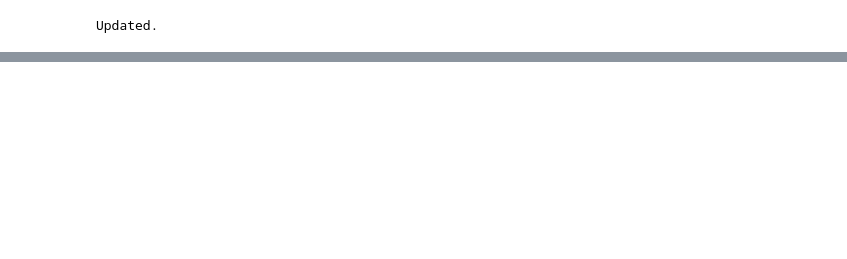
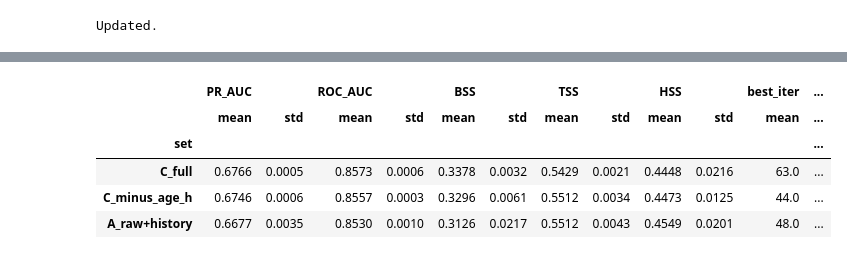
Before and after one commit to EsayasDS/Solar-flare-forecasting, a Jupyter notebook: solar-flare-forecasting.ipynb, the cells around one changed output, grey strips where cells are left out. Drawn from its saved outputs; the diff is of its cells as text; code cells hidden in the pictures; blank space fills up the shorter version.

```diff
--- a/solar-flare-forecasting.ipynb
+++ b/solar-flare-forecasting.ipynb
@@ -1342,0 +1325,17 @@ STATUS: Stage 3 complete and locked.
+# %%
+# A7 — does subsampling lose information? (learning curve over the time stride, 3 repeats per stride)
+rank_in_ar = T.groupby("AR").cumcount().to_numpy()      # 0,1,2,... within each AR (12-min steps)
+cols_b = sets["B_+temporal"]
+Xva_b, yva_b = X_all.loc[M_va, cols_b], y_all[M_va]
+rows = []
+for stride in (120, 60, 20, 5, 1):                       # 120 ~ 1 frame per 24 h ... 1 = every frame
+    for rep in range(3):                                 # repeat: different seed AND different frame phase
+        sel = M_tr & (rank_in_ar % stride == (rep * 7) % stride)
+        m = fit_gbdt(X_all.loc[sel, cols_b], y_all[sel], Xva_b, yva_b, params={**XGB_PARAMS, "random_state": CFG["seed"] + rep})
+        p = m.predict_proba(Xva_b)[:, 1]
+        rows.append(dict(stride=stride, rep=rep, train_rows=int(sel.sum()), best_iter=m.best_iteration,
+                         PR_AUC=average_precision_score(yva_b, p), ROC_AUC=roc_auc_score(yva_b, p)))
+a7 = pd.DataFrame(rows)
+display(a7.groupby("stride", sort=False).agg(train_rows=("train_rows", "mean"), PR_AUC_mean=("PR_AUC", "mean"),
+        PR_AUC_sd=("PR_AUC", "std"), PR_AUC_min=("PR_AUC", "min"), PR_AUC_max=("PR_AUC", "max"),
+        ROC_AUC_mean=("ROC_AUC", "mean"), best_iter=("best_iter", "mean")).round(4))
@@ -1342,0 +1350,8 @@ STATUS: Stage 3 complete and locked.
+# %%
+# A8 — what does the model use? (native XGBoost SHAP, no extra library)
+import matplotlib.pyplot as plt
+name = "C_+temporal+history"; m, thr, cols = models[name]
+idx = np.random.default_rng(CFG["seed"]).choice(np.flatnonzero(M_va), min(20000, int(M_va.sum())), replace=False)
+contrib = m.get_booster().predict(xgb.DMatrix(X_all.iloc[idx][cols]), pred_contribs=True)[:, :-1]
+imp_shap = pd.Series(np.abs(contrib).mean(0), index=cols).sort_values(ascending=False).head(20)
+imp_shap[::-1].plot(kind="barh", figsize=(7, 6)); plt.title("Mean |SHAP| (top 20) — validation sample"); plt.tight_layout(); plt.show()
@@ -1342,0 +1415,24 @@ STATUS: Stage 3 complete and locked.
+# %%
+# A11 — what carries the gain? (validation only, 3 seeds each; TEST stays locked)
+sets2 = {
+    "C_full":          sets["C_+temporal+history"],
+    "C_minus_age_h":   [c for c in sets["C_+temporal+history"] if c != "age_h"],
+    "A_raw+history":   base_cols + hist_cols,          # raw-29 + the two 24h-history features, no temporal stats, no age
+}
+rows = []
+for nm, cols in sets2.items():
+    for seed_ in (42, 43, 44):
+        m = fit_gbdt(X_all.loc[M_tr, cols], y_all[M_tr], X_all.loc[M_va, cols], y_all[M_va],
+                     params={**XGB_PARAMS, "random_state": seed_})
+        p = m.predict_proba(X_all.loc[M_va, cols])[:, 1]
+        r = full_report(y_all[M_va], p, best_tss_threshold(y_all[M_va], p))
+        rows.append(dict(set=nm, seed=seed_, best_iter=m.best_iteration, **{k_: r[k_] for k_ in ("PR_AUC", "ROC_AUC", "BSS", "TSS", "HSS")}))
+a11 = pd.DataFrame(rows)
+display(a11.groupby("set", sort=False)[["PR_AUC", "ROC_AUC", "BSS", "TSS", "HSS", "best_iter"]].agg(["mean", "std"]).round(4))
+# %% [output]
+|  | PR_AUC |  | ROC_AUC |  | BSS |  | TSS |  | HSS |  | best_iter | ... |
+|  | mean | std | mean | std | mean | std | mean | std | mean | std | mean | ... |
+| set |  |  |  |  |  |  |  |  |  |  |  | ... |
+| C_full | 0.6766 | 0.0005 | 0.8573 | 0.0006 | 0.3378 | 0.0032 | 0.5429 | 0.0021 | 0.4448 | 0.0216 | 63.0 | ... |
+| C_minus_age_h | 0.6746 | 0.0006 | 0.8557 | 0.0003 | 0.3296 | 0.0061 | 0.5512 | 0.0034 | 0.4473 | 0.0125 | 44.0 | ... |
+| A_raw+history | 0.6677 | 0.0035 | 0.8530 | 0.0010 | 0.3126 | 0.0217 | 0.5512 | 0.0043 | 0.4549 | 0.0201 | 48.0 | ... |
```
Also changed, not shown: parts of 55 cells of this notebook.
